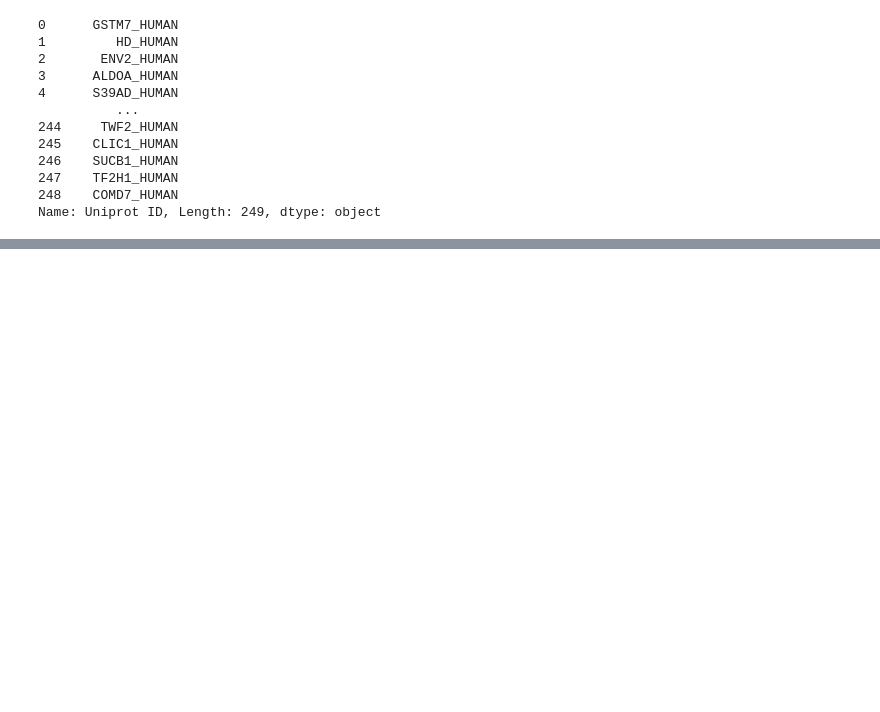
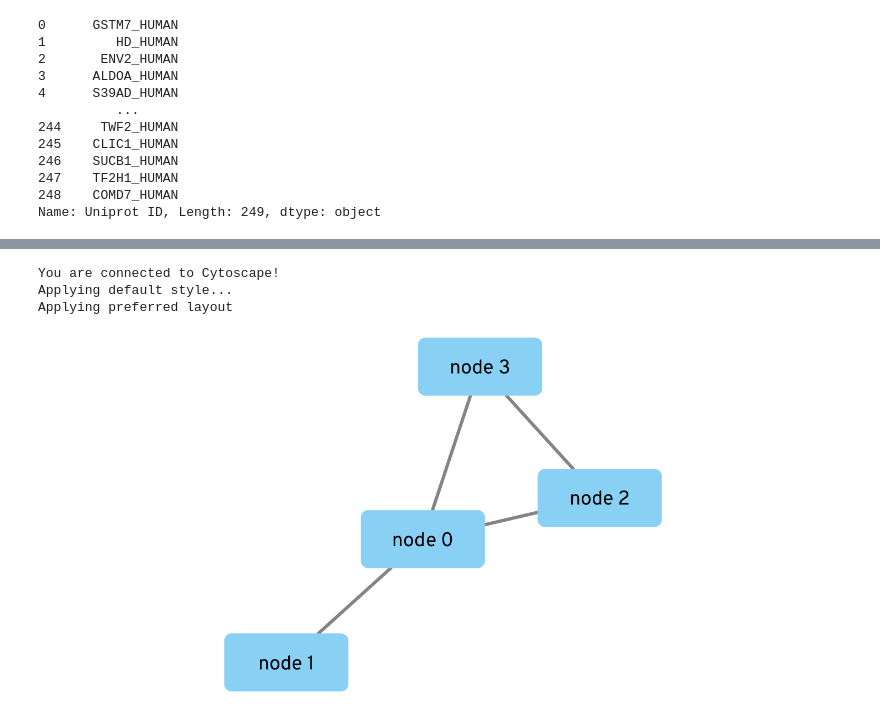
Before and after one commit to rohand2290/find-orthologs, a Jupyter notebook: find_orthologs.ipynb, the cells around one changed output, grey strips where cells are left out. Cells and saved outputs as stored; diff of their text form; code cells hidden in the pictures; blank space fills up the shorter version.

Commit message:
created networks

```diff
--- a/find_orthologs.ipynb
+++ b/find_orthologs.ipynb
@@ -162,0 +173,13 @@ acc_col_2023.to_csv("acc_col_2023.csv", index=False)
+# %%
+p4c.cytoscape_ping()
+p4c.cytoscape_version_info()
+nodes = pd.DataFrame(data={'id': ["node 0","node 1","node 2","node 3"], 'group': ["A","A","B","B"], 'score': [20,10,15,5]})
+edges = pd.DataFrame(data={'source': ["node 0","node 0","node 0","node 2"], 'target': ["node 1","node 2","node 3","node 3"], 'interaction': ["inhibits","interacts","activates","interacts"], 'weight': [5.1,3.0,5.2,9.9]})
+
+p4c.create_network_from_data_frames(nodes, edges, title="my first network", collection="DataFrame Example")
+p4c.notebook_export_show_image()
+# %% [output]
+You are connected to Cytoscape!
+Applying default style...
+Applying preferred layout
+[figure, added]
```
Also changed, not shown: parts of 22 cells of this notebook, 2 other files.
